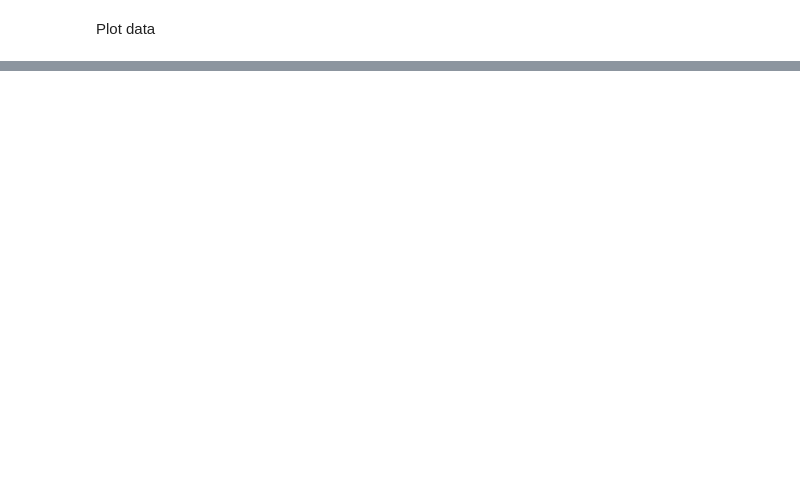
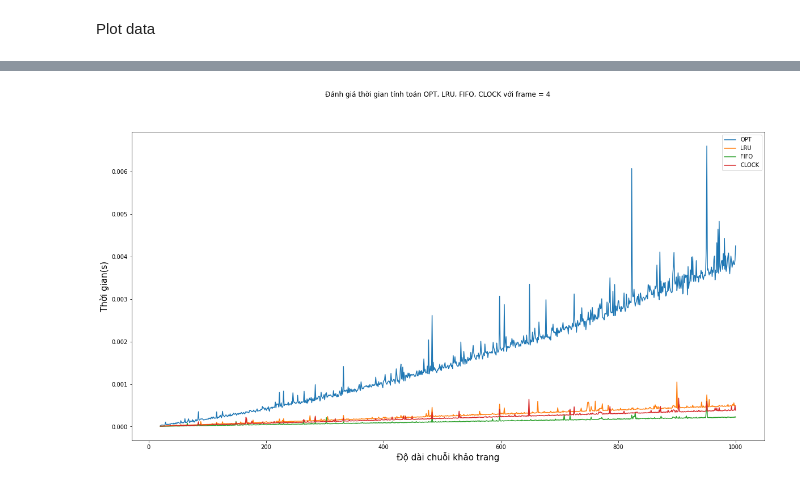
Before and after one commit to minhthanh120/OS-theory, a Jupyter notebook: evaluate.ipynb, the cells around one changed output, grey strips where cells are left out. Cells and saved outputs as stored; diff of their text form; code cells hidden in the pictures; blank space fills up the shorter version.

```diff
--- a/evaluate.ipynb
+++ b/evaluate.ipynb
@@ -20,0 +128,4 @@ for i in range(20, 101):
+# %%
+time= time.drop(columns=['frame'])
+time.set_index('lenght', inplace=True)
+print(time)
@@ -48,0 +252,11 @@ Error: Session cannot generate requests
+# %%
+plt.figure(figsize=(20, 10))
+plt.suptitle('Đánh giá thời gian tính toán OPT, LRU, FIFO, CLOCK với frame = 4')
+plt.plot(time)
+plt.legend(label)
+plt.ylabel('Thời gian(s)',fontsize=15)
+plt.xlabel('Độ dài chuỗi khảo trang', fontsize=15)
+plt.savefig('t4.png')
+plt.show()
+# %% [output]
+[figure, added]
```
Also changed, not shown: parts of 32 cells of this notebook, 9 other files.
